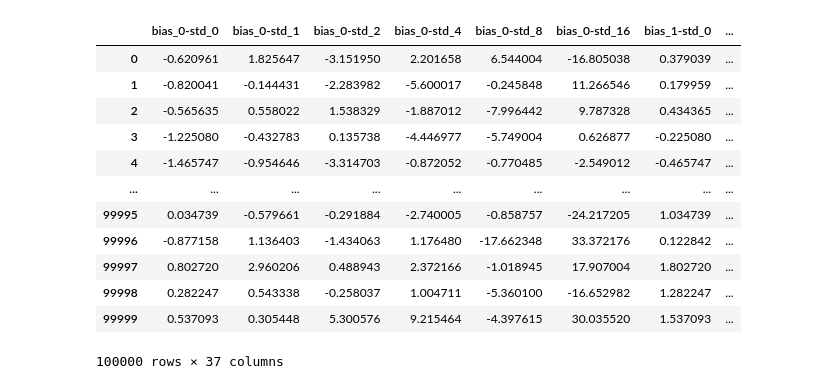
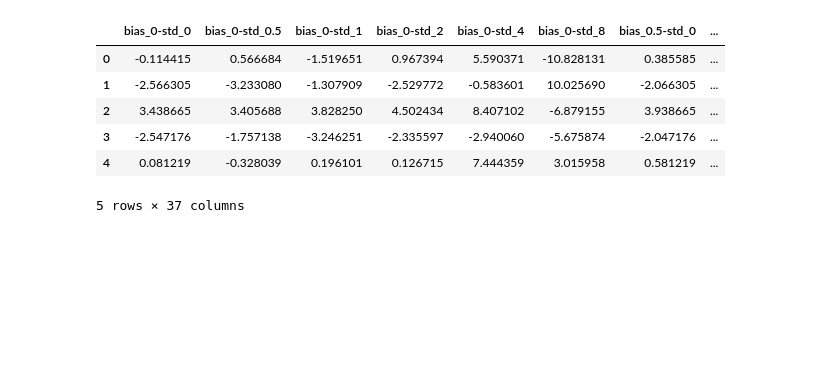
Before and after one commit to Niche-Lab/modeling-guide, a Jupyter notebook: visualization/study4.ipynb, the cells around one changed output. Saved outputs shown, nothing was run; the diff lists cells and outputs as text; code cells hidden in the pictures; blank space fills up the shorter version.

```diff
--- a/visualization/study4.ipynb
+++ b/visualization/study4.ipynb
@@ -15,26 +0,0 @@ N_SAMPLE = 100000
-# %%
-evaluator = Evaluator("regression")
-y = np.random.normal(0, 1, N_SAMPLE)
-y_dict = dict()
-for b in BIAS:
-    for s in STD:
-        name = f'bias_{b}-std_{s}'
-        y_dict[name] = y + np.random.normal(b, s, N_SAMPLE)
-        evaluator.log(y, y_dict[name])
-df = pd.DataFrame(y_dict)
-df['y'] = y
-df
-# %% [output]
-|  | bias_0-std_0 | bias_0-std_1 | bias_0-std_2 | bias_0-std_4 | bias_0-std_8 | bias_0-std_16 | bias_1-std_0 | ... |
-| 0 | -0.620961 | 1.825647 | -3.151950 | 2.201658 | 6.544004 | -16.805038 | 0.379039 | ... |
-| 1 | -0.820041 | -0.144431 | -2.283982 | -5.600017 | -0.245848 | 11.266546 | 0.179959 | ... |
-| 2 | -0.565635 | 0.558022 | 1.538329 | -1.887012 | -7.996442 | 9.787328 | 0.434365 | ... |
-| 3 | -1.225080 | -0.432783 | 0.135738 | -4.446977 | -5.749004 | 0.626877 | -0.225080 | ... |
-| 4 | -1.465747 | -0.954646 | -3.314703 | -0.872052 | -0.770485 | -2.549012 | -0.465747 | ... |
-| ... | ... | ... | ... | ... | ... | ... | ... | ... |
-| 99995 | 0.034739 | -0.579661 | -0.291884 | -2.740005 | -0.858757 | -24.217205 | 1.034739 | ... |
-| 99996 | -0.877158 | 1.136403 | -1.434063 | 1.176480 | -17.662348 | 33.372176 | 0.122842 | ... |
-| 99997 | 0.802720 | 2.960206 | 0.488943 | 2.372166 | -1.018945 | 17.907004 | 1.802720 | ... |
-| 99998 | 0.282247 | 0.543338 | -0.258037 | 1.004711 | -5.360100 | -16.652982 | 1.282247 | ... |
-| 99999 | 0.537093 | 0.305448 | 5.300576 | 9.215464 | -4.397615 | 30.035520 | 1.537093 | ... |
-100000 rows × 37 columns
@@ -41,2 +5,13 @@ df
+# %%
+data_demo = pd.read_csv('../out/study4_demo.csv')
+data_demo.head()
+# %% [output]
+|  | bias_0-std_0 | bias_0-std_0.5 | bias_0-std_1 | bias_0-std_2 | bias_0-std_4 | bias_0-std_8 | bias_0.5-std_0 | ... |
+| 0 | -0.114415 | 0.566684 | -1.519651 | 0.967394 | 5.590371 | -10.828131 | 0.385585 | ... |
+| 1 | -2.566305 | -3.233080 | -1.307909 | -2.529772 | -0.583601 | 10.025690 | -2.066305 | ... |
+| 2 | 3.438665 | 3.405688 | 3.828250 | 4.502434 | 8.407102 | -6.879155 | 3.938665 | ... |
+| 3 | -2.547176 | -1.757138 | -3.246251 | -2.335597 | -2.940060 | -5.675874 | -2.047176 | ... |
+| 4 | 0.081219 | -0.328039 | 0.196101 | 0.126715 | 7.444359 | 3.015958 | 0.581219 | ... |
+5 rows × 37 columns
 # %%
 # 3 by 3 subplots
```
Also changed, not shown: parts of 9 cells of this notebook, 11 other files.
